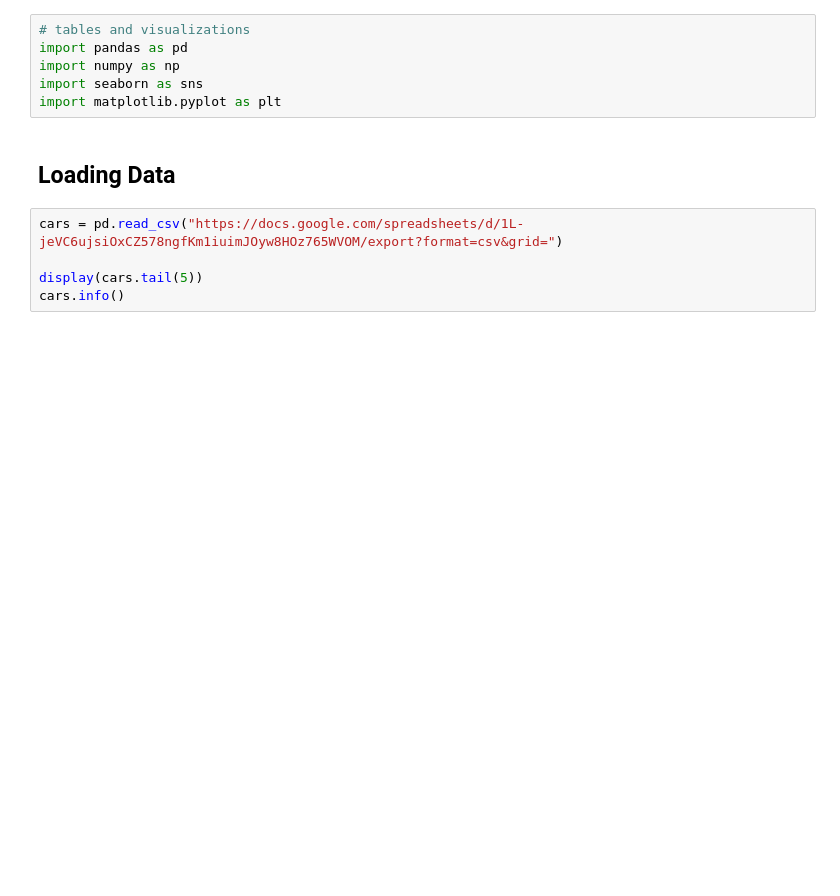
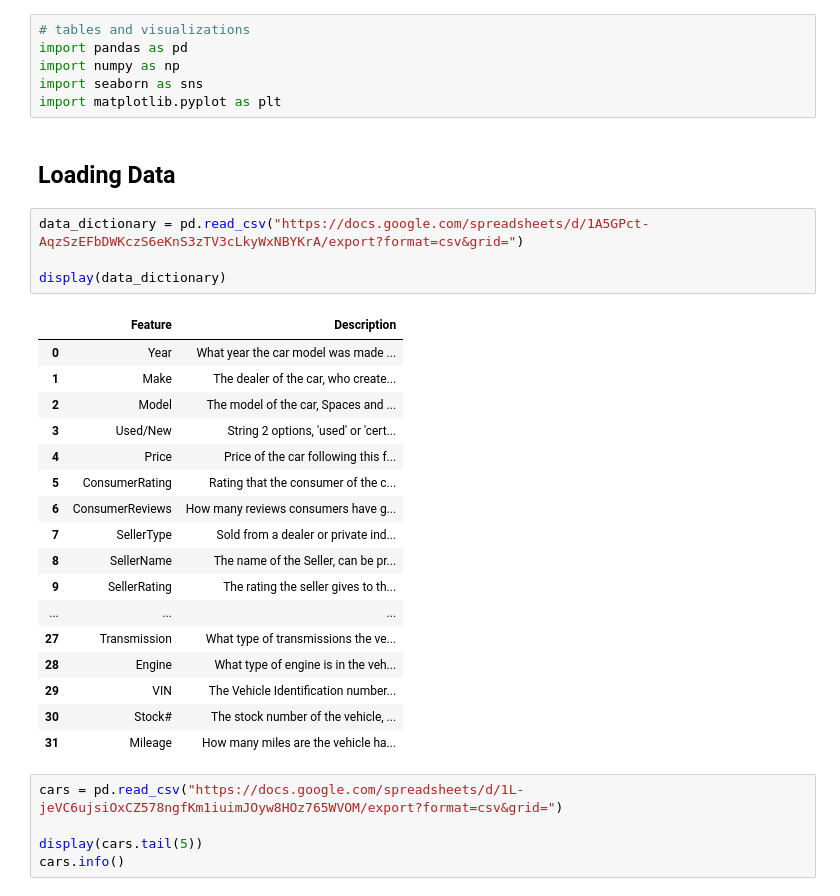
Before and after one commit to shanfty/CS_5265_ML_Project, a Jupyter notebook: CS_5262_Notebook.ipynb, the cells around one changed output. Drawn from its saved outputs; the diff is of its cells as text; blank space fills up the shorter version.

```diff
--- a/CS_5262_Notebook.ipynb
+++ b/CS_5262_Notebook.ipynb
@@ -31,6 +31,28 @@ import seaborn as sns
 import matplotlib.pyplot as plt
 # %% [markdown]
 ## Loading Data
+# %%
+data_dictionary = pd.read_csv("https://docs.google.com/spreadsheets/d/1A5GPct-AqzSzEFbDWKczS6eKnS3zTV3cLkyWxNBYKrA/export?format=csv&grid=")
+
+display(data_dictionary)
+# %% [output]
+|  | Feature | Description |
+| 0 | Year | What year the car model was made ... |
+| 1 | Make | The dealer of the car, who create... |
+| 2 | Model | The model of the car, Spaces and ... |
+| 3 | Used/New | String 2 options, 'used' or 'cert... |
+| 4 | Price | Price of the car following this f... |
+| 5 | ConsumerRating | Rating that the consumer of the c... |
+| 6 | ConsumerReviews | How many reviews consumers have g... |
+| 7 | SellerType | Sold from a dealer or private ind... |
+| 8 | SellerName | The name of the Seller, can be pr... |
+| 9 | SellerRating | The rating the seller gives to th... |
+| ... | ... | ... |
+| 27 | Transmission | What type of transmissions the ve... |
+| 28 | Engine | What type of engine is in the veh... |
+| 29 | VIN | The Vehicle Identification number... |
+| 30 | Stock# | The stock number of the vehicle, ... |
+| 31 | Mileage | How many miles are the vehicle ha... |
 # %%
 cars = pd.read_csv("https://docs.google.com/spreadsheets/d/1L-jeVC6ujsiOxCZ578ngfKm1iuimJOyw8HOz765WVOM/export?format=csv&grid=")
 
```
